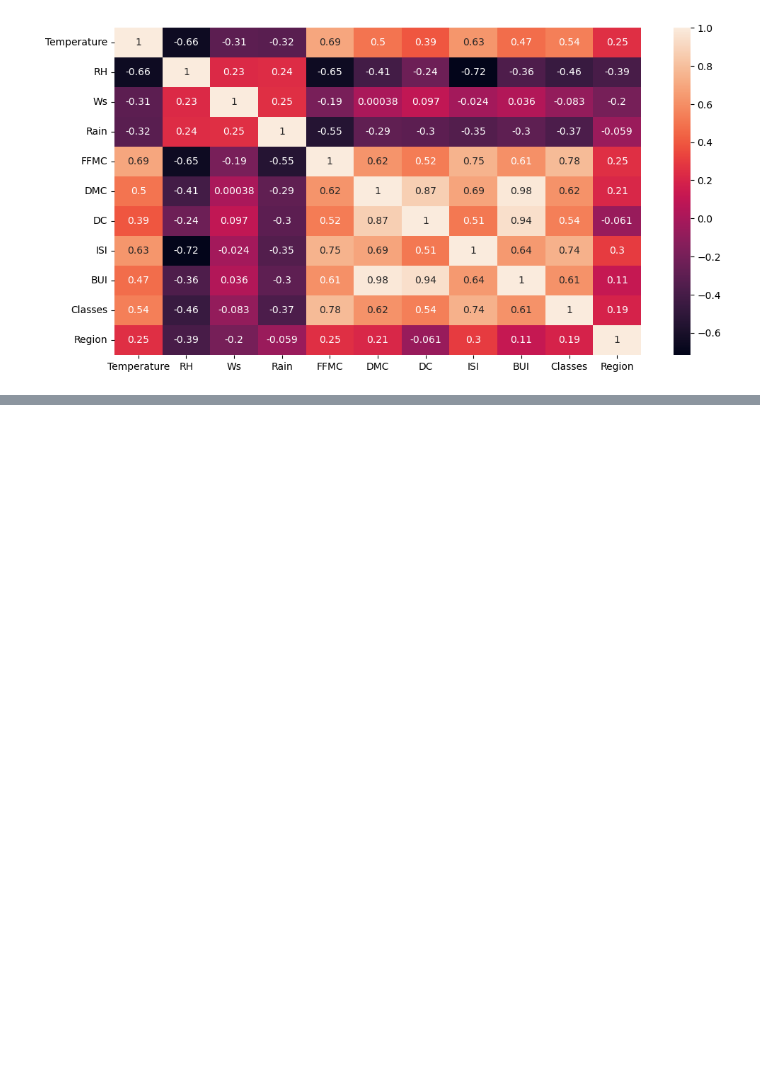
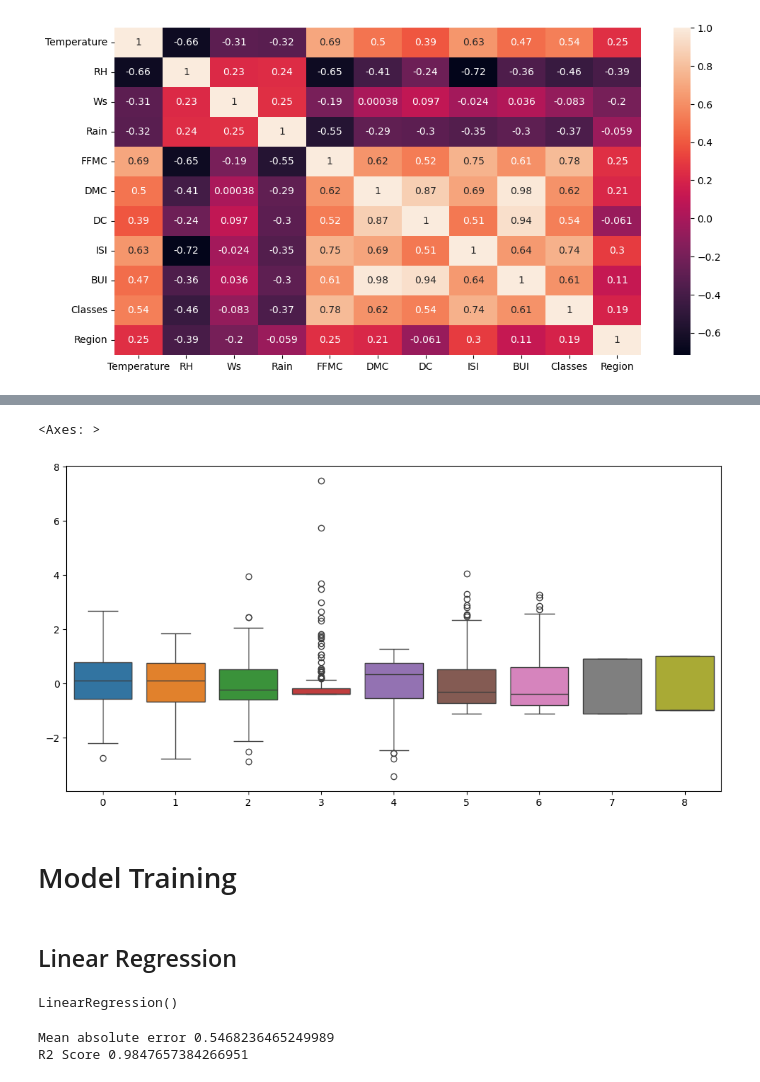
Before and after one commit to sai14karthik/Algerian_Forest_Fires, a Jupyter notebook: model.ipynb, the cells around one changed output, grey strips where cells are left out. Saved outputs shown, nothing was run; the diff lists cells and outputs as text; code cells hidden in the pictures; blank space fills up the shorter version.

```diff
--- a/model.ipynb
+++ b/model.ipynb
@@ -124,0 +127,6 @@ xtest.drop(corrf,axis=1,inplace=True)
+# %%
+scalar=StandardScaler()
+# %%
+xtrain=scalar.fit_transform(xtrain)
+xtest=scalar.transform(xtest)
+xtrain , xtest
@@ -124,0 +151,9 @@ xtest.drop(corrf,axis=1,inplace=True)
+# %%
+sns.boxplot(xtrain)
+# %% [output]
+<Axes: >
+[figure, added]
+# %% [markdown]
+# Model Training
+# %% [markdown]
+## Linear Regression
@@ -124,0 +166,4 @@ xtest.drop(corrf,axis=1,inplace=True)
+# %%
+regression.fit(xtrain,ytrain)
+# %% [output]
+LinearRegression()
@@ -124,0 +172,8 @@ xtest.drop(corrf,axis=1,inplace=True)
+# %%
+mae=mean_absolute_error(ytest,ypred)
+score=r2_score (ytest,ypred)
+print("Mean absolute error", mae)
+print("R2 Score",score)
+# %% [output]
+Mean absolute error 0.5468236465249989
+R2 Score 0.9847657384266951
```
Also changed, not shown: parts of 10 cells of this notebook.
